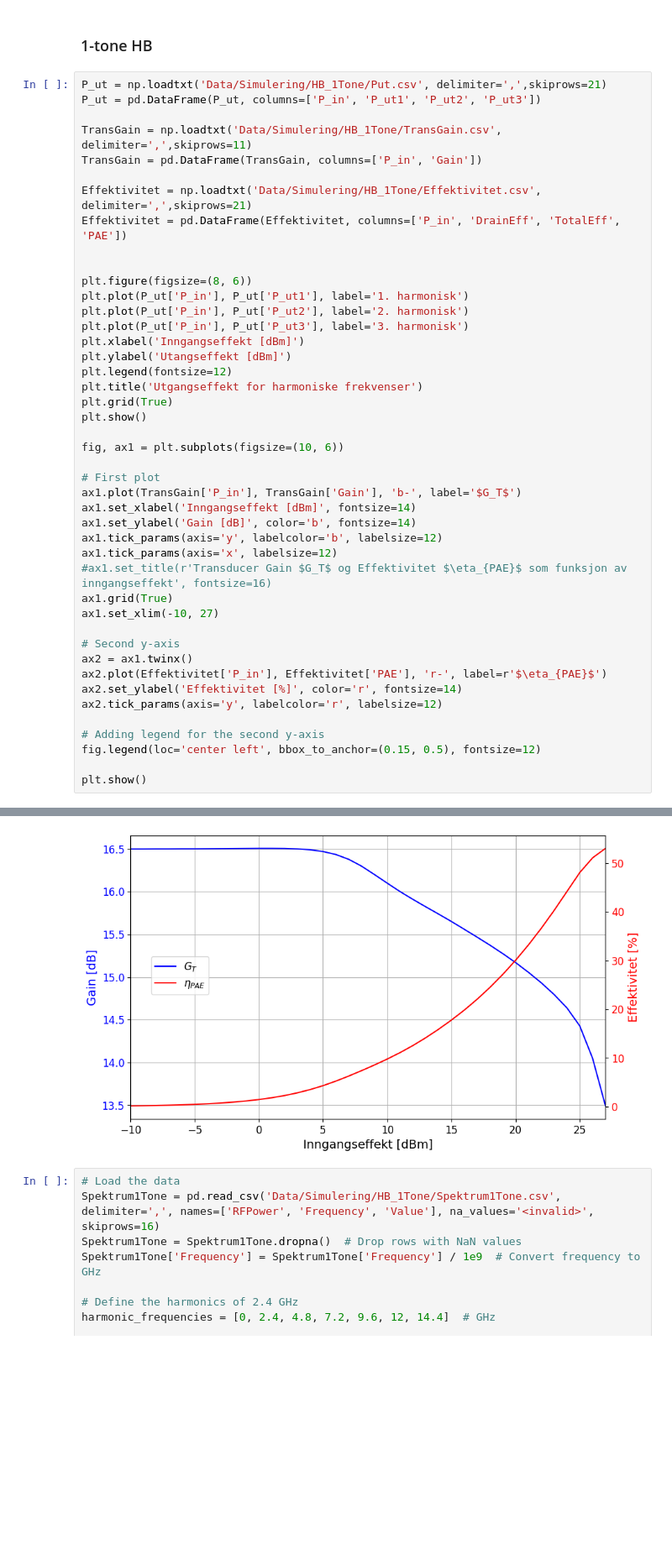
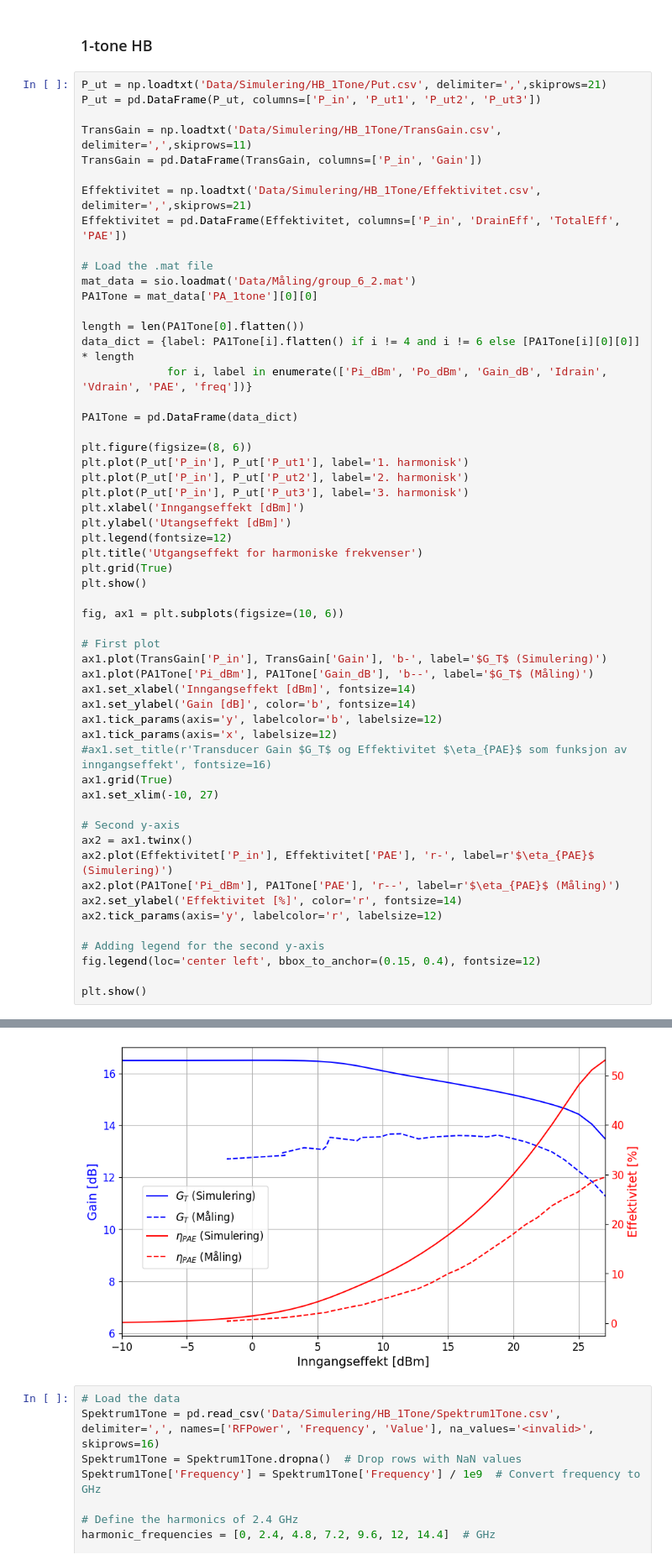
Before and after one commit to SkaugJr/TTT4201-Radiosystemdesign, a Jupyter notebook: Databehandling/Visualisering.ipynb, the cells around one changed output, grey strips where cells are left out. Shown at 84% size. Drawn from its saved outputs; the diff is of its cells as text; blank space fills up the shorter version.

Commit message:
Målings Resultater

```diff
--- a/Databehandling/Visualisering.ipynb
+++ b/Databehandling/Visualisering.ipynb
@@ -297,43 +317,54 @@ TransGain = pd.DataFrame(TransGain, columns=['P_in', 'Gain'])
 Effektivitet = np.loadtxt('Data/Simulering/HB_1Tone/Effektivitet.csv', delimiter=',',skiprows=21)
 Effektivitet = pd.DataFrame(Effektivitet, columns=['P_in', 'DrainEff', 'TotalEff', 'PAE'])
 
+# Load the .mat file
+mat_data = sio.loadmat('Data/Måling/group_6_2.mat')
+PA1Tone = mat_data['PA_1tone'][0][0]
+
+length = len(PA1Tone[0].flatten())
+data_dict = {label: PA1Tone[i].flatten() if i != 4 and i != 6 else [PA1Tone[i][0][0]] * length
+             for i, label in enumerate(['Pi_dBm', 'Po_dBm', 'Gain_dB', 'Idrain', 'Vdrain', 'PAE', 'freq'])}
+
+PA1Tone = pd.DataFrame(data_dict)
 
 plt.figure(figsize=(8, 6))
 plt.plot(P_ut['P_in'], P_ut['P_ut1'], label='1. harmonisk')
 plt.plot(P_ut['P_in'], P_ut['P_ut2'], label='2. harmonisk')
 plt.plot(P_ut['P_in'], P_ut['P_ut3'], label='3. harmonisk')
 plt.xlabel('Inngangseffekt [dBm]')
 plt.ylabel('Utangseffekt [dBm]')
 plt.legend(fontsize=12)
 plt.title('Utgangseffekt for harmoniske frekvenser')
 plt.grid(True)
 plt.show()
 
 fig, ax1 = plt.subplots(figsize=(10, 6))
 
 # First plot
-ax1.plot(TransGain['P_in'], TransGain['Gain'], 'b-', label='$G_T$')
+ax1.plot(TransGain['P_in'], TransGain['Gain'], 'b-', label='$G_T$ (Simulering)')
+ax1.plot(PA1Tone['Pi_dBm'], PA1Tone['Gain_dB'], 'b--', label='$G_T$ (Måling)')
 ax1.set_xlabel('Inngangseffekt [dBm]', fontsize=14)
 ax1.set_ylabel('Gain [dB]', color='b', fontsize=14)
 ax1.tick_params(axis='y', labelcolor='b', labelsize=12)
 ax1.tick_params(axis='x', labelsize=12)
 #ax1.set_title(r'Transducer Gain $G_T$ og Effektivitet $\eta_{PAE}$ som funksjon av inngangseffekt', fontsize=16)
 ax1.grid(True)
 ax1.set_xlim(-10, 27)
 
 # Second y-axis
 ax2 = ax1.twinx()
-ax2.plot(Effektivitet['P_in'], Effektivitet['PAE'], 'r-', label=r'$\eta_{PAE}$')
+ax2.plot(Effektivitet['P_in'], Effektivitet['PAE'], 'r-', label=r'$\eta_{PAE}$ (Simulering)')
+ax2.plot(PA1Tone['Pi_dBm'], PA1Tone['PAE'], 'r--', label=r'$\eta_{PAE}$ (Måling)')
 ax2.set_ylabel('Effektivitet [%]', color='r', fontsize=14)
 ax2.tick_params(axis='y', labelcolor='r', labelsize=12)
 
 # Adding legend for the second y-axis
-fig.legend(loc='center left', bbox_to_anchor=(0.15, 0.5), fontsize=12)
+fig.legend(loc='center left', bbox_to_anchor=(0.15, 0.4), fontsize=12)
 
 plt.show()
 # %% [output]
 [figure]
-[figure, old version]
+[figure, new version]
 # %%
 # Load the data
 Spektrum1Tone = pd.read_csv('Data/Simulering/HB_1Tone/Spektrum1Tone.csv', delimiter=',', names=['RFPower', 'Frequency', 'Value'], na_values='<invalid>', skiprows=16)
```
Also changed, not shown: parts of 2 cells of this notebook, 13 other files.
